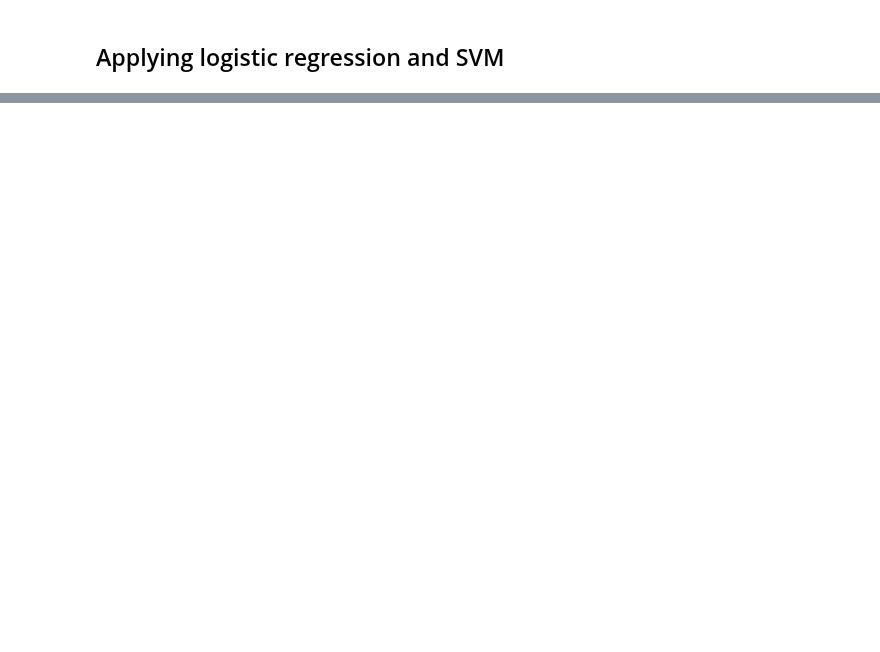
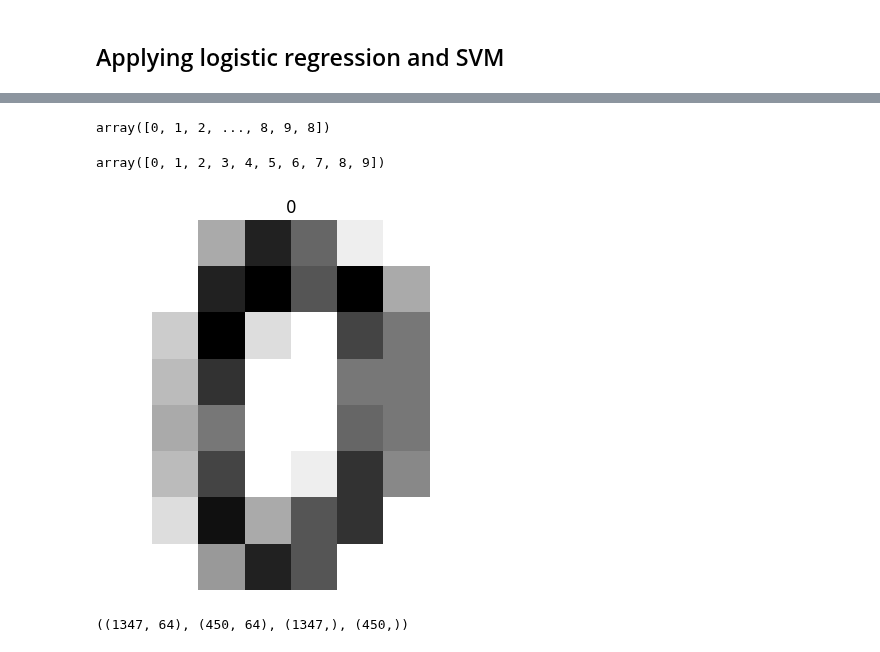
Before and after one commit to PaulToronto/DataCamp-Track---Machine-Learning-Scientist-in-Python, a Jupyter notebook: 5_1_Linear_Classifiers_in_Python_Applying_Logistic_Regression_and_SVM.ipynb, the cells around one changed output, grey strips where cells are left out. Cells and saved outputs as stored; diff of their text form; code cells hidden in the pictures; blank space fills up the shorter version.

```diff
--- a/5_1_Linear_Classifiers_in_Python_Applying_Logistic_Regression_and_SVM.ipynb
+++ b/5_1_Linear_Classifiers_in_Python_Applying_Logistic_Regression_and_SVM.ipynb
@@ -131,0 +148,3 @@ KNeighborsClassifier(n_neighbors=1)
+# %%
+wine = datasets.load_wine()
+type(wine)
@@ -131,0 +246,2 @@ KNeighborsClassifier(n_neighbors=1)
+# %%
+digits = datasets.load_digits()
@@ -131,0 +258,23 @@ KNeighborsClassifier(n_neighbors=1)
+# %%
+digits.target
+# %% [output]
+array([0, 1, 2, ..., 8, 9, 8])
+# %%
+digits.target_names
+# %% [output]
+array([0, 1, 2, 3, 4, 5, 6, 7, 8, 9])
+# %%
+def plot_digit(image_data, label_data):
+    image = image_data.reshape(8, 8)
+    plt.imshow(image, cmap='binary')
+    plt.axis('off')
+    plt.title(label_data)
+
+plot_digit(digits.data[0], digits.target[0])
+# %% [output]
+[figure, added]
+# %%
+X_train, X_test, y_train, y_test = train_test_split(digits.data, digits.target)
+X_train.shape, X_test.shape, y_train.shape, y_test.shape
+# %% [output]
+((1347, 64), (450, 64), (1347,), (450,))
```
Also changed, not shown: parts of 37 cells of this notebook.
